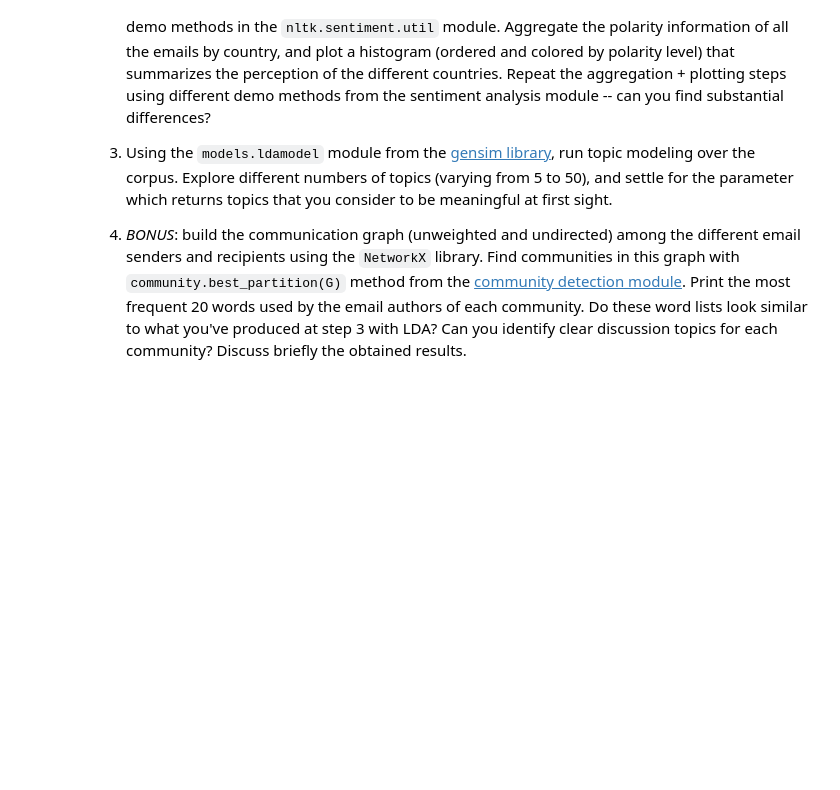
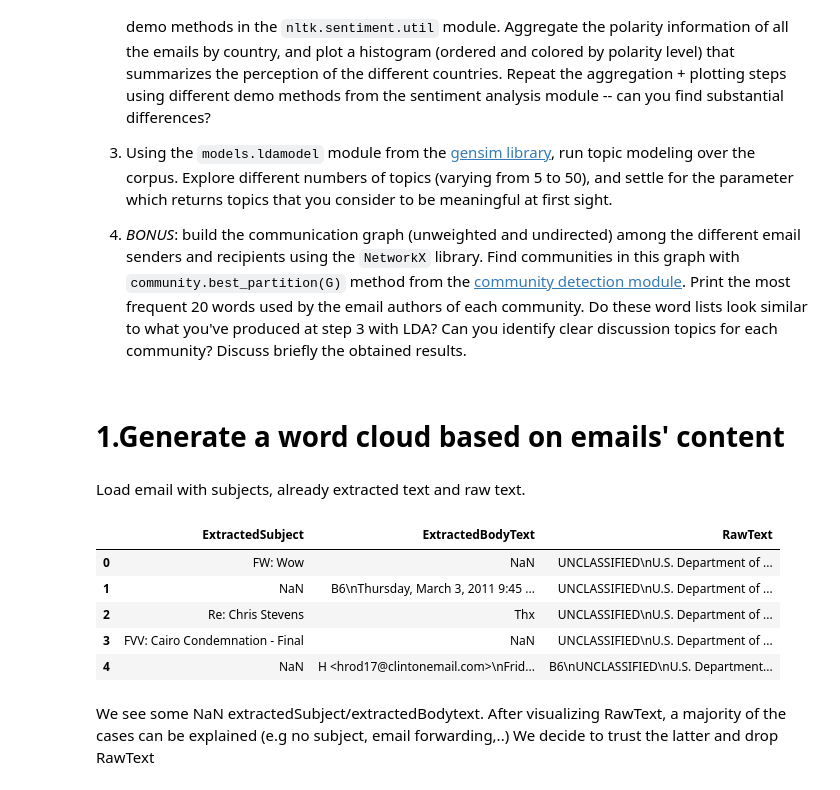
Before and after one commit to agpmilli/adaepfl, a Jupyter notebook: Homework/05 - Taming Text/TamingText.ipynb, the cells around one changed output. Saved outputs shown, nothing was run; the diff lists cells and outputs as text; code cells hidden in the pictures; blank space fills up the shorter version.

```diff
--- a/Homework/05 - Taming Text/TamingText.ipynb
+++ b/Homework/05 - Taming Text/TamingText.ipynb
@@ -48,3 +48,20 @@ import nltk as nltk
 
 from os import path
 from wordcloud import WordCloud
+# %% [markdown]
+# 1.Generate a word cloud based on emails' content
+# %% [markdown]
+Load email with subjects, already extracted text and raw text.
+# %%
+raws = pd.read_csv('hillary-clinton-emails/Emails.csv',usecols=['ExtractedSubject','ExtractedBodyText','RawText'])
+raws.head()
+# %% [output]
+|  | ExtractedSubject | ExtractedBodyText | RawText |
+| 0 | FW: Wow | NaN | UNCLASSIFIED\nU.S. Department of ... |
+| 1 | NaN | B6\nThursday, March 3, 2011 9:45 ... | UNCLASSIFIED\nU.S. Department of ... |
+| 2 | Re: Chris Stevens | Thx | UNCLASSIFIED\nU.S. Department of ... |
+| 3 | FVV: Cairo Condemnation - Final | NaN | UNCLASSIFIED\nU.S. Department of ... |
+| 4 | NaN | H <hrod17@clintonemail.com>\nFrid... | B6\nUNCLASSIFIED\nU.S. Department... |
+# %% [markdown]
+We see some NaN extractedSubject/extractedBodytext. After visualizing RawText, a majority of the cases can be explained (e.g no subject, email forwarding,..)
+We decide to trust the latter and drop RawText
```
Also changed, not shown: parts of 7 cells of this notebook.
